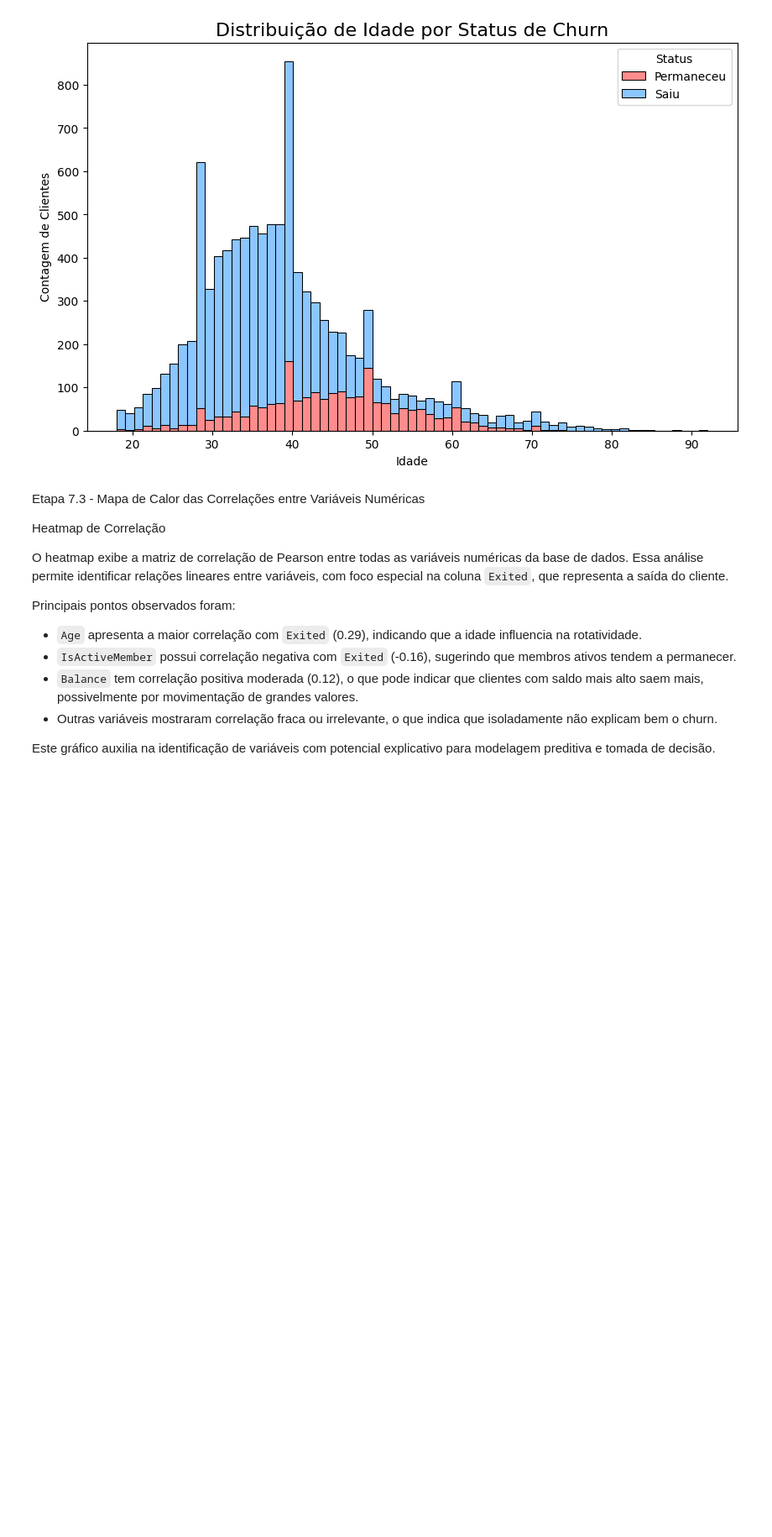
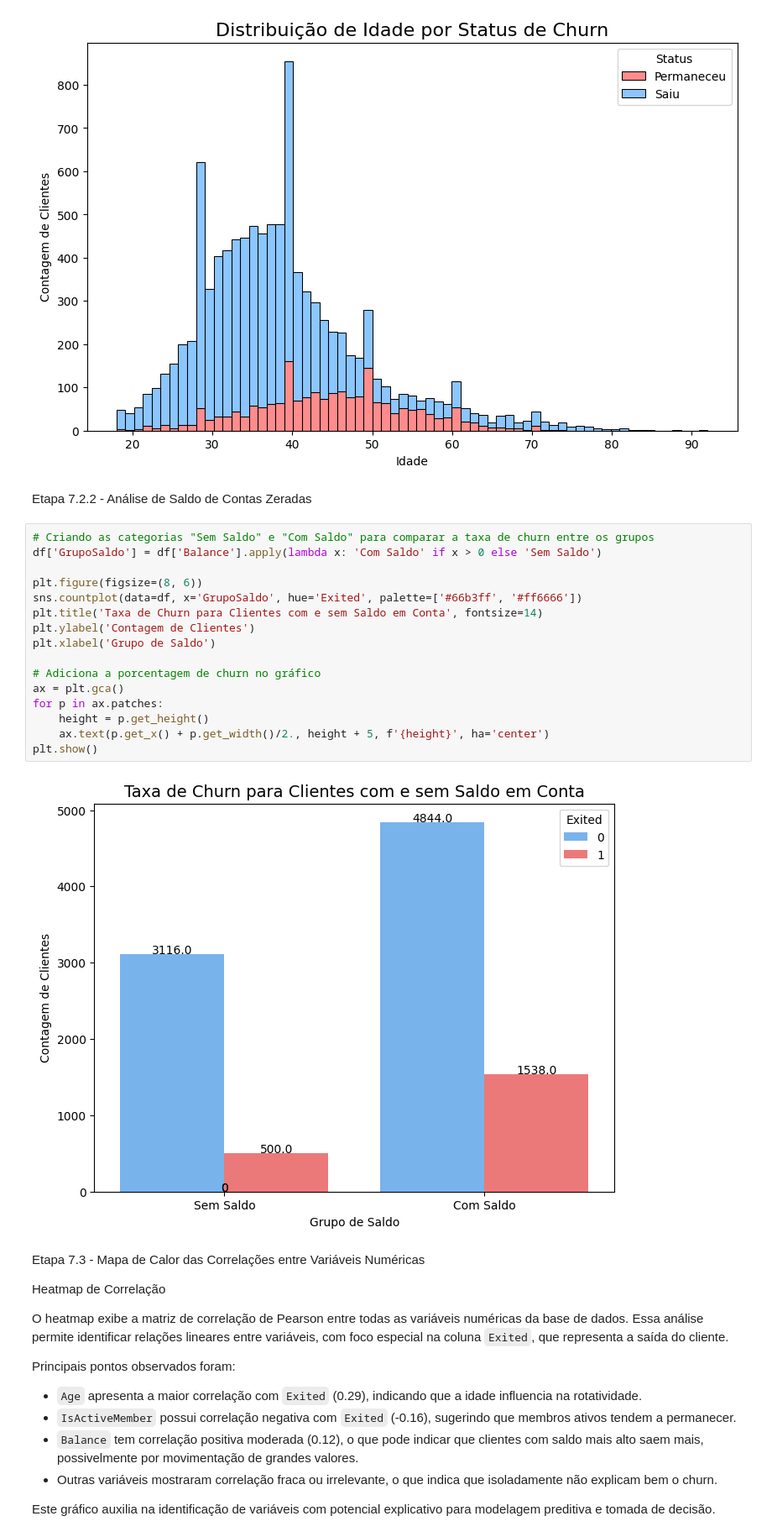
Before and after one commit to vitao-bolado/Trabalho1_AnaliseDados, a Jupyter notebook: Trabalho1.ipynb, the cells around one changed output. Shown at 84% size. Saved outputs shown, nothing was run; the diff lists cells and outputs as text; blank space fills up the shorter version.

Commit message:
Adicionando análise de churn de clientes com saldo zerado

```diff
--- a/Trabalho1.ipynb
+++ b/Trabalho1.ipynb
@@ -395,6 +395,26 @@ plt.legend(title='Status', labels=['Permaneceu', 'Saiu'])
 plt.show()
 # %% [output]
 [figure]
+# %% [markdown]
+Etapa 7.2.2 - Análise de Saldo de Contas Zeradas
+# %%
+# Criando as categorias "Sem Saldo" e "Com Saldo" para comparar a taxa de churn entre os grupos
+df['GrupoSaldo'] = df['Balance'].apply(lambda x: 'Com Saldo' if x > 0 else 'Sem Saldo')
+
+plt.figure(figsize=(8, 6))
+sns.countplot(data=df, x='GrupoSaldo', hue='Exited', palette=['#66b3ff', '#ff6666'])
+plt.title('Taxa de Churn para Clientes com e sem Saldo em Conta', fontsize=14)
+plt.ylabel('Contagem de Clientes')
+plt.xlabel('Grupo de Saldo')
+
+# Adiciona a porcentagem de churn no gráfico
+ax = plt.gca()
+for p in ax.patches:
+    height = p.get_height()
+    ax.text(p.get_x() + p.get_width()/2., height + 5, f'{height}', ha='center')
+plt.show()
+# %% [output]
+[figure, added]
 # %% [markdown]
 Etapa 7.3 - Mapa de Calor das Correlações entre Variáveis Numéricas<br>
 
```
